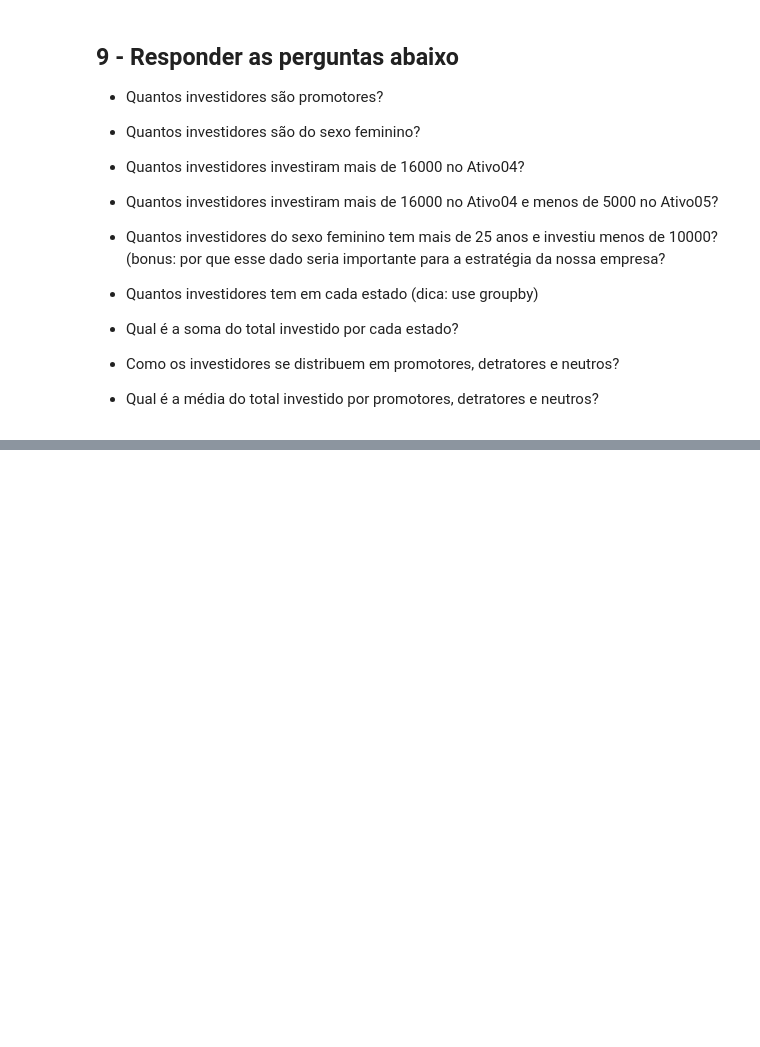
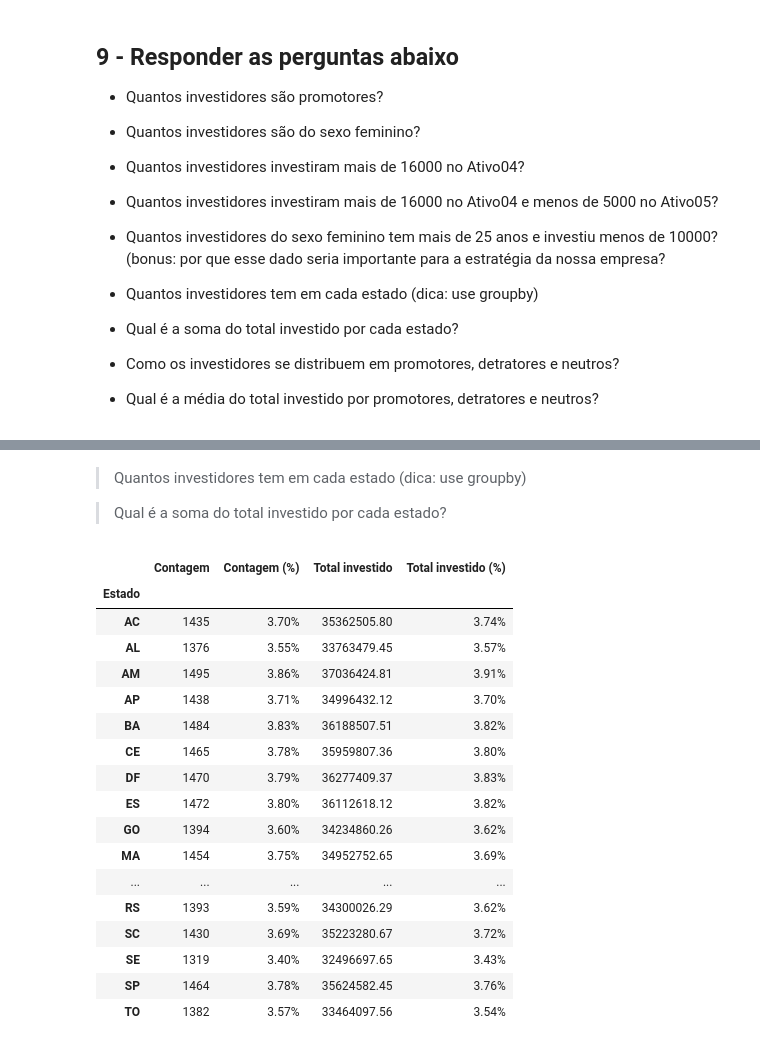
Before and after one commit to KelvinPichinini/lm-data-modulo2-projeto-final, a Jupyter notebook: Proj_1_pandas_notebook.ipynb, the cells around one changed output, grey strips where cells are left out. Saved outputs shown, nothing was run; the diff lists cells and outputs as text; code cells hidden in the pictures; blank space fills up the shorter version.

```diff
--- a/Proj_1_pandas_notebook.ipynb
+++ b/Proj_1_pandas_notebook.ipynb
@@ -420,17 +431,17 @@ Sumarizando nosso desenvolvimento neste item, concluímos que desde que a distri
 - Criar coluna "NPS" onde o investidor é promotor se a média das notas é maior igual a 80, neutro se a média estiver entre 50 e 80, e detrator se for abaixo de 50
 # %%
 #Criando coluna Total
-dfunidos['Total'] = dfunidos[dfunidos.columns[dfunidos.columns.get_loc('Ativo01'):1+dfunidos.columns.get_loc('Ativo07')]].sum(axis=1)
+df_possib2['Total'] = df_possib2[df_possib2.columns[df_possib2.columns.get_loc('Ativo01'):1+df_possib2.columns.get_loc('Ativo07')]].sum(axis=1)
 #Criando coluna Média
-dfunidos['Media'] = dfunidos[['Nota1','Nota2']].mean(axis=1)
+df_possib2['Media'] = df_possib2[['Nota1','Nota2']].mean(axis=1)
 #Criando coluna Dominio
-dfunidos['Dominio'] = dfunidos['Email'].str.split('@', expand = True)[1]
+df_possib2['Dominio'] = df_possib2['Email'].str.split('@', expand = True)[1]
 #Renomeando coluna salário e removendo sinal '$'
-dfunidos.rename(columns={'Salario': 'Renda'}, inplace = True)
-dfunidos['Renda'] = dfunidos['Renda'].str.split('$', expand = True)[1].astype(float)
+df_possib2.rename(columns={'Salario': 'Renda'}, inplace = True)
+df_possib2['Renda'] = df_possib2['Renda'].str.split('$', expand = True)[1].astype(float)
 #Mudar os dados da coluna "Sexo" para Masculino e Feminino (tente usar o map)
 dicio = {"Masc": "Masculino", "Fem": "Feminino"}
-dfunidos['Sexo'] = dfunidos['Sexo'].map(dicio)
+df_possib2['Sexo'] = df_possib2['Sexo'].map(dicio)
 #Criar coluna "NPS" onde o investidor é promotor se a média das notas é maior igual a 80, neutro se a média estiver entre 50 e 80, e detrator se for abaixo de 50
 def nps(media):
   if media >=80:
@@ -439,13 +450,11 @@ def nps(media):
     return 'Neutro'
   else:
     return 'Detrator'
-dfunidos['NPS'] = dfunidos['Media'].map(nps)
+df_possib2['NPS'] = df_possib2['Media'].map(nps)
 #Criando coluna de média das notas
-#dfunidos['Media'] = dfunidos['Media'].astype(int)
-
-#PRECISA IMPLEMENTAR TRATAMENTO DAS NOTAS ANTES!!!
-dfunidos.info()
-display(dfunidos.head(2))
+df_possib2['Media'] = df_possib2['Media'].astype(int)
+df_possib2.info()
+display(df_possib2.head(2))
 # %% [output]
 <class 'pandas.core.frame.DataFrame'>
 Index: 38754 entries, id0000001 to id0038754
@@ -491,0 +643,30 @@ memory usage: 7.1+ MB
+# %% [markdown]
+> Quantos investidores tem em cada estado (dica: use groupby)
+
+> Qual é a soma do total investido por cada estado?
+# %%
+by_state = pd.DataFrame()
+by_state['Contagem'] = df_possib2.groupby('Estado').size()
+by_state['Contagem (%)'] = df_possib2.groupby('Estado').size().apply(lambda x: '{:.2f}%'.format(x/df_possib2.shape[0]*100))
+by_state['Total investido'] = df_possib2[['Total','Estado']].groupby('Estado').sum()
+by_state['Total investido (%)'] = by_state['Total investido'].apply(lambda x: '{:.2f}%'.format(x/by_state['Total investido'].sum()*100))
+display(by_state)
+# %% [output]
+|  | Contagem | Contagem (%) | Total investido | Total investido (%) |
+| Estado |  |  |  |  |
+| AC | 1435 | 3.70% | 35362505.80 | 3.74% |
+| AL | 1376 | 3.55% | 33763479.45 | 3.57% |
+| AM | 1495 | 3.86% | 37036424.81 | 3.91% |
+| AP | 1438 | 3.71% | 34996432.12 | 3.70% |
+| BA | 1484 | 3.83% | 36188507.51 | 3.82% |
+| CE | 1465 | 3.78% | 35959807.36 | 3.80% |
+| DF | 1470 | 3.79% | 36277409.37 | 3.83% |
+| ES | 1472 | 3.80% | 36112618.12 | 3.82% |
+| GO | 1394 | 3.60% | 34234860.26 | 3.62% |
+| MA | 1454 | 3.75% | 34952752.65 | 3.69% |
+| ... | ... | ... | ... | ... |
+| RS | 1393 | 3.59% | 34300026.29 | 3.62% |
+| SC | 1430 | 3.69% | 35223280.67 | 3.72% |
+| SE | 1319 | 3.40% | 32496697.65 | 3.43% |
+| SP | 1464 | 3.78% | 35624582.45 | 3.76% |
+| TO | 1382 | 3.57% | 33464097.56 | 3.54% |
```
Also changed, not shown: parts of 31 cells of this notebook.
